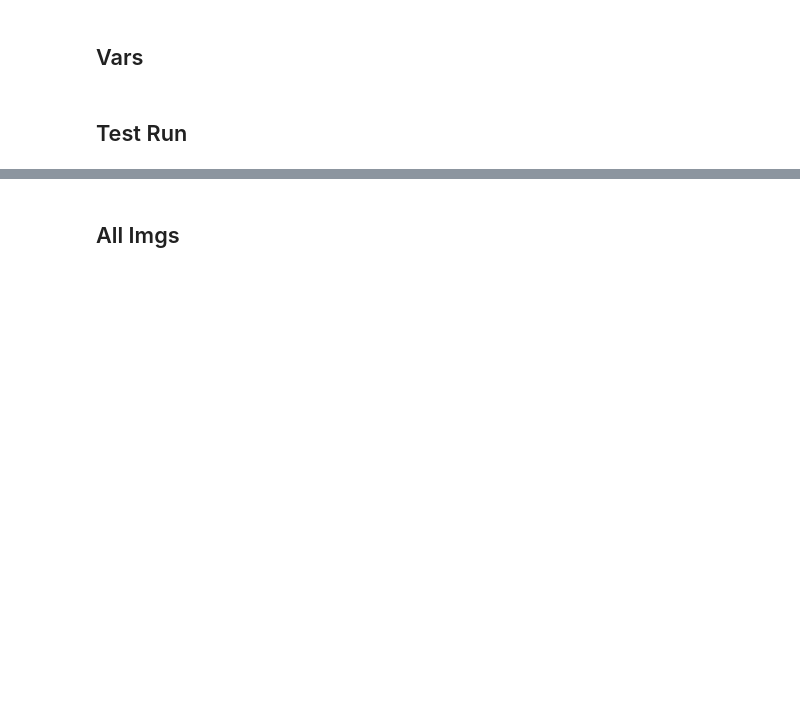
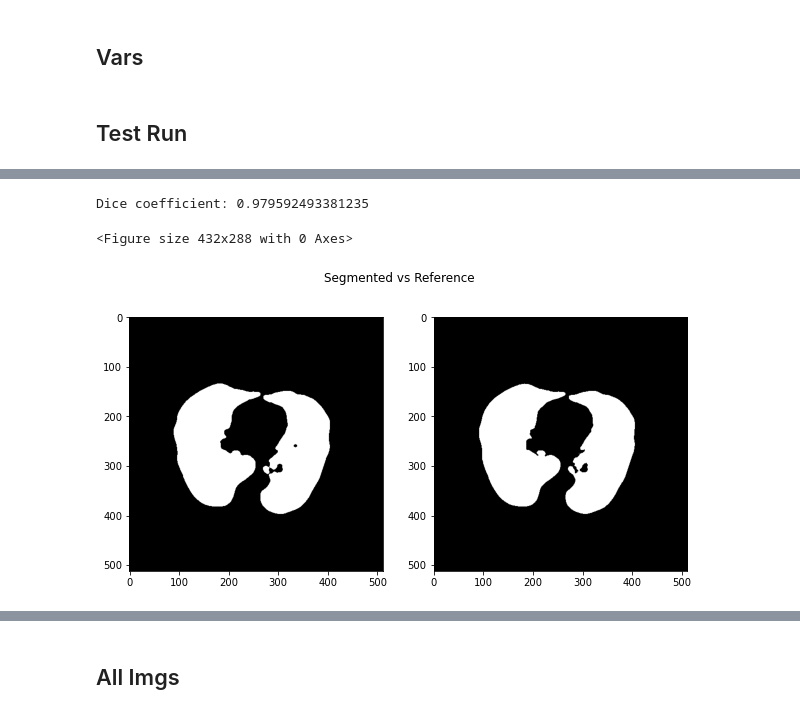
Before and after one commit to stabor705/opencv-and-ai-agh-2024, a Jupyter notebook: lab-1/Lab1/Project1.ipynb, the cells around one changed output, grey strips where cells are left out. Cells and saved outputs as stored; diff of their text form; code cells hidden in the pictures; blank space fills up the shorter version.

```diff
--- a/lab-1/Lab1/Project1.ipynb
+++ b/lab-1/Lab1/Project1.ipynb
@@ -302,9 +240,13 @@ closed = lung_segmentation(nib_fname, bm_fname)
 # %%
 ref_ct = read_nii(ref_nib_fname)
-selected = np.zeros(ref_ct.shape)
+selected = np.zeros(ref_ct.shape, dtype=np.uint8)
 selected[ref_ct > 0] = 1
 print(f"Dice coefficient: {dice_coeff(closed, selected)}")
 # print(f"Hausdorff distance: {hausdorff_dist(closed, selected)}") takes very long
 side_by_side(closed, selected, "Segmented vs Reference", selected_slice=80)
+# %% [output]
+Dice coefficient: 0.979592493381235
+<Figure size 432x288 with 0 Axes>
+[figure, added]
 # %%
 left_lungs, ref_left_lungs, right_lungs, ref_right_lungs = preform_watershed(closed, ref_nib_fname)
```
Also changed, not shown: parts of 13 cells of this notebook.
